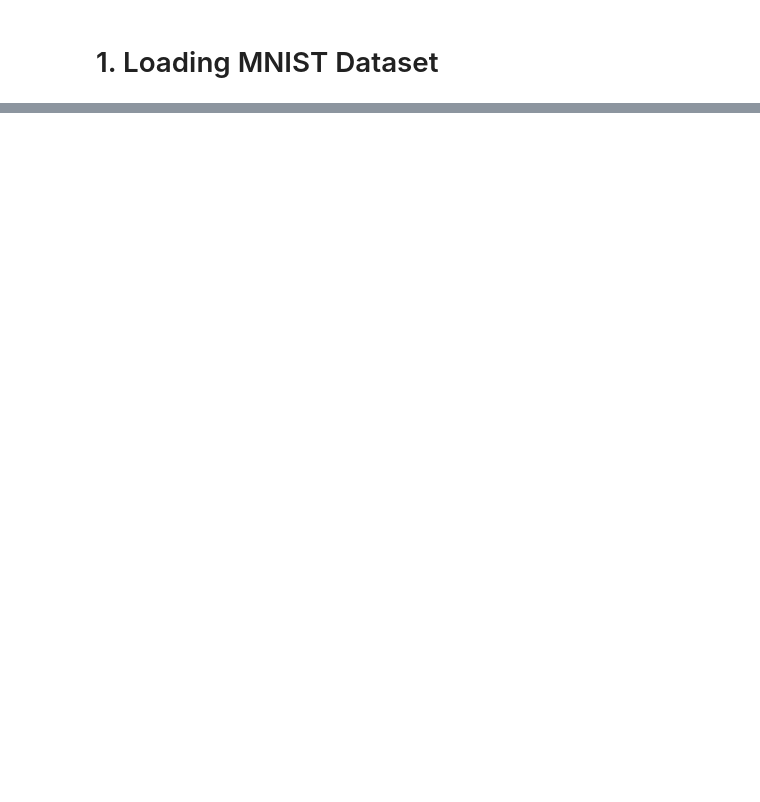
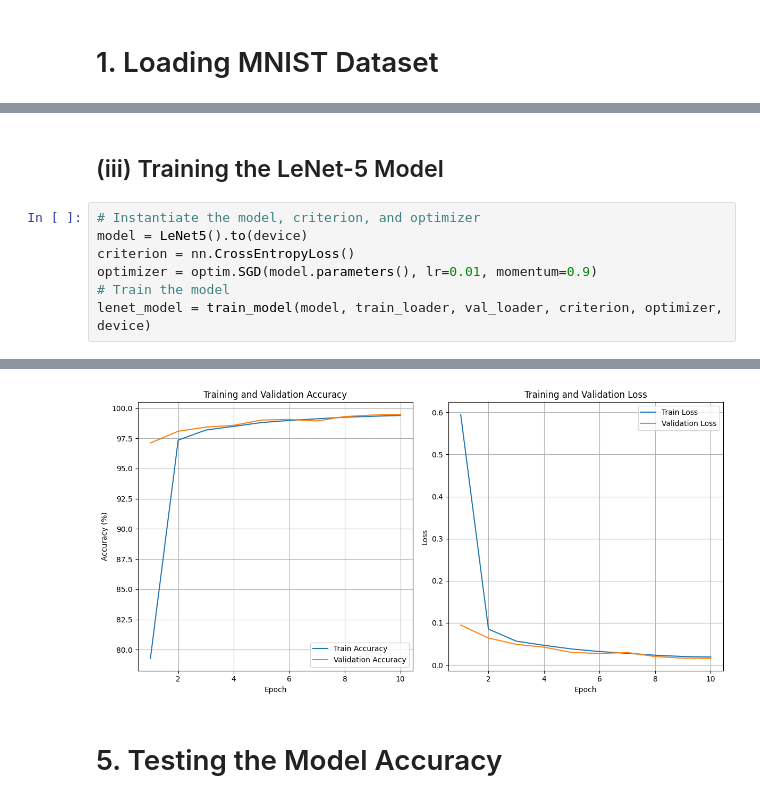
Before and after one commit to batchusuryateja/Handwritten-Digit-Recognition-with-LeNet5-Model-in-Pytorch, a Jupyter notebook: Hand Written Digit Recognition.ipynb, the cells around one changed output, grey strips where cells are left out. Saved outputs shown, nothing was run; the diff lists cells and outputs as text; blank space fills up the shorter version.

```diff
--- a/Hand Written Digit Recognition.ipynb
+++ b/Hand Written Digit Recognition.ipynb
@@ -69,0 +403,10 @@ plt.show()
+# %% [markdown]
+## (iii) Training the LeNet-5 Model
+# %%
+# Instantiate the model, criterion, and optimizer
+model = LeNet5().to(device)
+criterion = nn.CrossEntropyLoss()
+optimizer = optim.SGD(model.parameters(), lr=0.01, momentum=0.9)
+# Train the model
+lenet_model = train_model(model, train_loader, val_loader, criterion, optimizer, device)
+# %% [output]
@@ -69,0 +423,3 @@ plt.show()
+[figure, added]
+# %% [markdown]
+# 5. Testing the Model Accuracy
```
Also changed, not shown: parts of 47 cells of this notebook.
